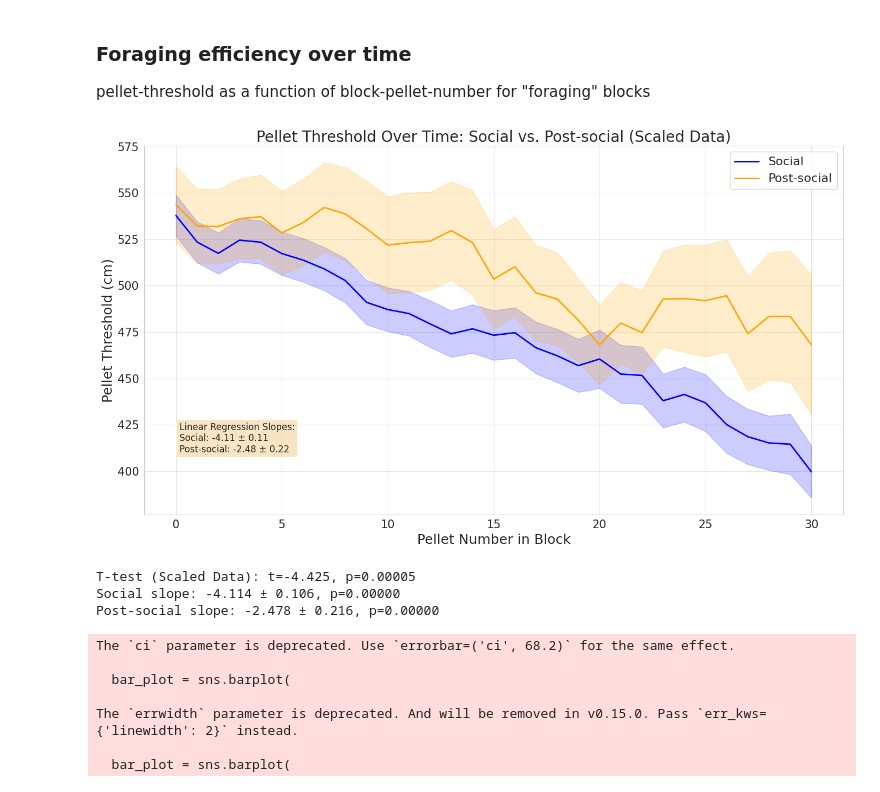
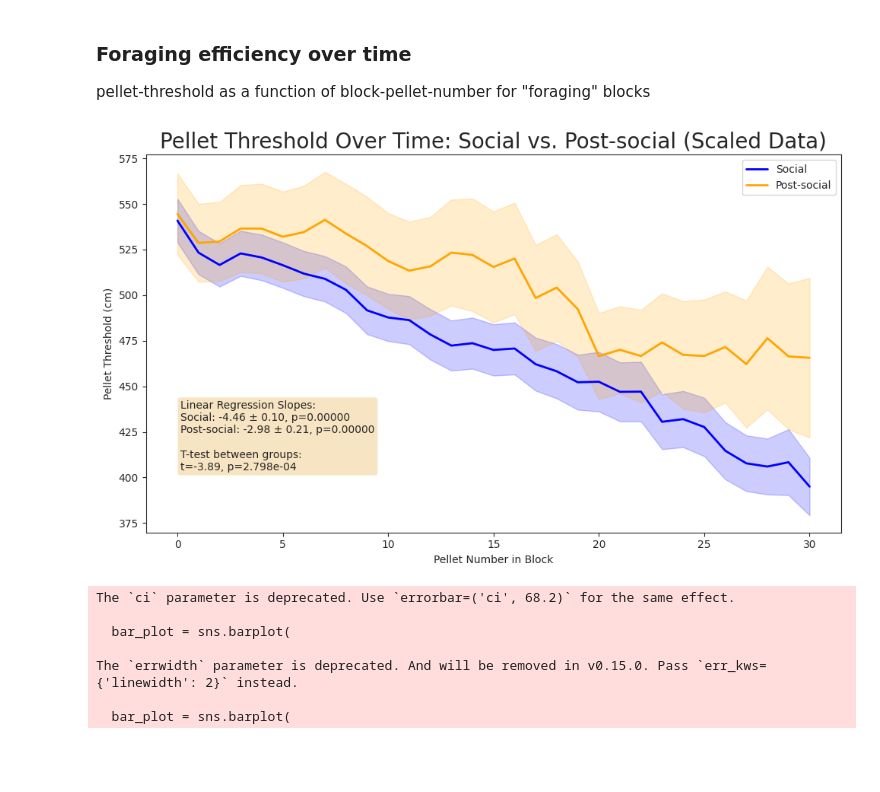
Before and after one commit to SainsburyWellcomeCentre/aeon_docs, a Jupyter notebook: src/user/how_to/social_analysis2.ipynb, the cells around one changed output. Saved outputs shown, nothing was run; the diff lists cells and outputs as text; code cells hidden in the pictures; blank space fills up the shorter version.

Commit message:
Update pellet threshold plot

```diff
--- a/src/user/how_to/social_analysis2.ipynb
+++ b/src/user/how_to/social_analysis2.ipynb
@@ -2623,0 +2604,5 @@ for exp in exp_pbar:
+# %%
+learning_df = pd.read_parquet(
+    data_dir / "for_plots" / "learning_df.parquet",
+    engine="pyarrow",
+)
@@ -2657,12 +2647,6 @@ pellet-threshold as a function of block-pellet-number for "foraging" blocks
 # %%
 # Pellet Threshold Over Time: Social vs. Post-social (Scaled Data)
 # Similar to foraging efficiency plot but using scaled_learning_df
-
-# Helper function to pad arrays to a uniform length
-def pad_array(arr, max_len):
-    return np.pad(arr, (0, max_len - len(arr)), mode="constant", constant_values=np.nan)
-
-
 # Social and postsocial data processing using scaled data
 social_rows_scaled = scaled_learning_df[
     (scaled_learning_df["period"] == "social")
@@ -2672,18 +2656,14 @@ postsocial_rows_scaled = scaled_learning_df[
     (scaled_learning_df["period"] == "postsocial")
     # & (scaled_learning_df["block_type"] == "lmh")
 ]
-
 # Set the cutoff lengths (same as original plot)
 social_cutoff = 37
 postsocial_cutoff = 37
-
 # Smoothing parameters (same as original plot)
 social_smooth_window = 7
 postsocial_smooth_window = 7
-
 # Option to normalize x-axis
 normalize_x_axis = False  # Set to True for unit-normalized x-axis
-
 # Process social data from scaled_learning_df
 social_thresh_arrays_scaled = [
     arr[:social_cutoff] for arr in social_rows_scaled["pel_thresh"] if len(arr) > 0
@@ -2692,7 +2672,6 @@ max_len_social_scaled = max(len(arr) for arr in social_thresh_arrays_scaled)
 matrix_social_scaled = np.vstack(
     [pad_array(arr, max_len_social_scaled) for arr in social_thresh_arrays_scaled]
 )
-
 # Process postsocial data from scaled_learning_df
 postsocial_thresh_arrays_scaled = [
     arr[:postsocial_cutoff]
@@ -2706,10 +2685,8 @@ matrix_postsocial_scaled = np.vstack(
         for arr in postsocial_thresh_arrays_scaled
     ]
 )
-
 # Calculate means and SEM for social (scaled data)
 social_run_avg_kernel = np.ones(social_smooth_window) / social_smooth_window
-
 # Smooth each row individually, then take mean
 social_smoothed_rows = np.apply_along_axis(
     lambda row: np.convolve(row, social_run_avg_kernel, mode="valid"),
@@ -2717,15 +2694,12 @@ social_smoothed_rows = np.apply_along_axis(
     arr=matrix_social_scaled,
 )
 social_means_smoothed_scaled = np.nanmean(social_smoothed_rows, axis=0)
-
 social_sem_scaled = np.nanstd(social_smoothed_rows, axis=0) / np.sqrt(
     np.sum(~np.isnan(social_smoothed_rows), axis=0)
 )
 social_sem_smoothed_scaled = social_sem_scaled
-
 # Calculate means and SEM for postsocial (scaled data)
 postsocial_run_avg_kernel = np.ones(postsocial_smooth_window) / postsocial_smooth_window
-
 # Smooth each row individually, then take mean
 postsocial_smoothed_rows = np.apply_along_axis(
     lambda row: np.convolve(row, postsocial_run_avg_kernel, mode="valid"),
@@ -2738,8 +2712,6 @@ postsocial_sem_scaled = np.nanstd(postsocial_smoothed_rows, axis=0) / np.sqrt(
     np.sum(~np.isnan(postsocial_smoothed_rows), axis=0)
 )
 postsocial_sem_smoothed_scaled = postsocial_sem_scaled
-
-
 # Create x-axis values
 if normalize_x_axis:
     social_x_scaled = np.linspace(0, 1, len(social_means_smoothed_scaled))
@@ -2749,7 +2721,6 @@ else:
     social_x_scaled = np.arange(len(social_means_smoothed_scaled))
     postsocial_x_scaled = np.arange(len(postsocial_means_smoothed_scaled))
     xlabel = "Pellet Number in Block"
-
 # Linear regression for slopes
 social_slope, social_intercept, social_r, social_p, social_se = stats.linregress(
     social_x_scaled, social_means_smoothed_scaled
@@ -2761,10 +2732,15 @@ social_slope, social_intercept, social_r, social_p, social_se = stats.linregress
     postsocial_p,
     postsocial_se,
 ) = stats.linregress(postsocial_x_scaled, postsocial_means_smoothed_scaled)
-
+# Statistical comparison
+t_stat_scaled, p_val_scaled = stats.ttest_ind(
+    social_means_smoothed_scaled,
+    postsocial_means_smoothed_scaled,
+    nan_policy="omit",
+    equal_var=False,
+)
 # Create plot with OO approach
-fig, ax = plt.subplots(figsize=(14, 8))
-
+fig, ax = plt.subplots(figsize=(10, 6))
 # Plot social data (scaled)
 social_line_scaled = ax.plot(
     social_x_scaled,
@@ -2780,67 +2756,46 @@ ax.fill_between(
     color="blue",
     alpha=0.2,
 )
-
 # Plot postsocial data (scaled)
 postsocial_line_scaled = ax.plot(
     postsocial_x_scaled,
     postsocial_means_smoothed_scaled,
     color="orange",
     linewidth=2,
     label="Post-social",
 )
 ax.fill_between(
     postsocial_x_scaled,
     postsocial_means_smoothed_scaled - 1 * postsocial_sem_smoothed_scaled,
     postsocial_means_smoothed_scaled + 1 * postsocial_sem_smoothed_scaled,
     color="orange",
     alpha=0.2,
 )
-
-# Add text box with slope information
-textstr = f"Linear Regression Slopes:\nSocial: {social_slope:.2f} ± {social_se:.2f}\nPost-social: {postsocial_slope:.2f} ± {postsocial_se:.2f}"
+# Add text box with slope and t-test information
+textstr = f"Linear Regression Slopes:\nSocial: {social_slope:.2f} ± {social_se:.2f}, p={social_p:.5f}"
+textstr += f"\nPost-social: {postsocial_slope:.2f} ± {postsocial_se:.2f}, p={postsocial_p:.5f}"
+textstr += f"\n\nT-test between groups:\nt={t_stat_scaled:.2f}, p={p_val_scaled:.3e}"
 props = dict(boxstyle="round", facecolor="wheat", alpha=0.8)
 ax.text(
     0.05,
-    0.25,
+    0.35,
     textstr,
     transform=ax.transAxes,
-    fontsize=12,
     verticalalignment="top",
     bbox=props,
 )
-
 # Add labels and styling
 ax.set_title(
     "Pellet Threshold Over Time: Social vs. Post-social (Scaled Data)", fontsize=20
 )
-ax.set_xlabel(xlabel, fontsize=18)
-ax.set_ylabel("Pellet Threshold (cm)", fontsize=18)
-ax.tick_params(axis="both", which="major", labelsize=15)
-ax.grid(True, alpha=0.5)
-ax.legend(fontsize=16)
-
-# Improve layout
+ax.set_xlabel(xlabel)
+ax.set_ylabel("Pellet Threshold (cm)")
+ax.tick_params(axis="both", which="major")
+ax.legend()
 plt.tight_layout()
 plt.show()
-
-# Statistical comparison
-t_stat_scaled, p_val_scaled = stats.ttest_ind(
-    social_means_smoothed_scaled,
-    postsocial_means_smoothed_scaled,
-    nan_policy="omit",
-    equal_var=False,
-)
-print(f"T-test (Scaled Data): t={t_stat_scaled:.3f}, p={p_val_scaled:.5f}")
-print(f"Social slope: {social_slope:.3f} ± {social_se:.3f}, p={social_p:.5f}")
-print(
-    f"Post-social slope: {postsocial_slope:.3f} ± {postsocial_se:.3f}, p={postsocial_p:.5f}"
-)
 # %% [output]
-[figure, old version]
+[figure, new version]
-T-test (Scaled Data): t=-4.425, p=0.00005
-Social slope: -4.114 ± 0.106, p=0.00000
-Post-social slope: -2.478 ± 0.216, p=0.00000
 # %%
 # Extract first 5 and last 5 pellets data
 social_first5 = social_smoothed_rows[:, :5].flatten()
```
Also changed, not shown: parts of 8 cells of this notebook.
